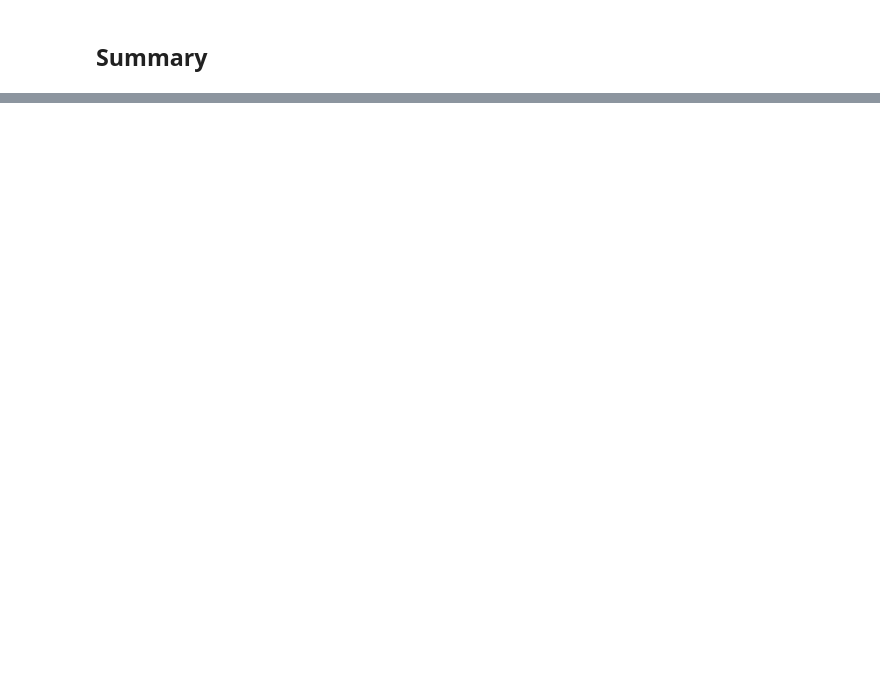
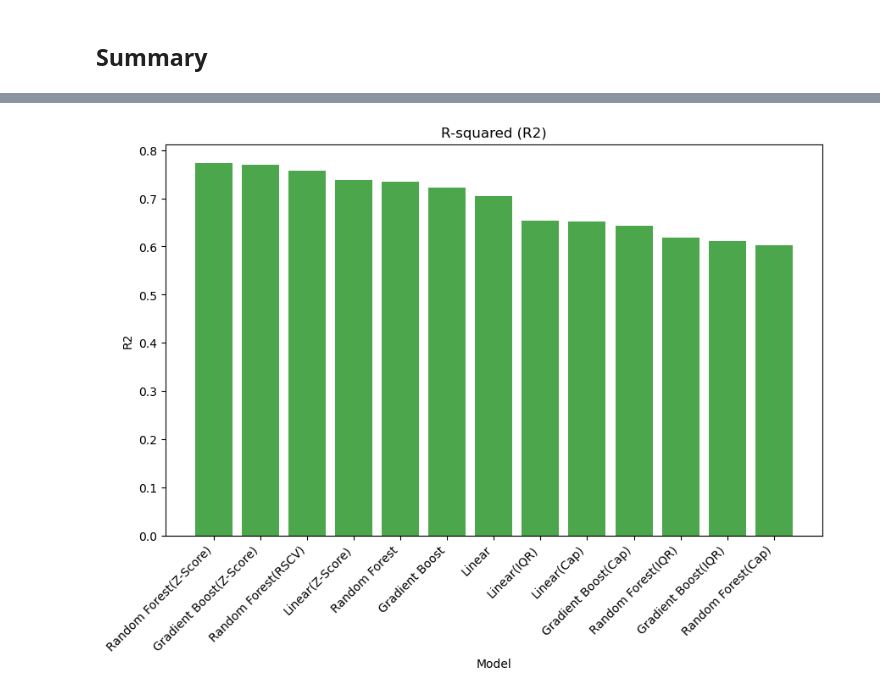
Before and after one commit to rpixpunk/IS_Project, a Jupyter notebook: Project/Boston/boston.ipynb, the cells around one changed output, grey strips where cells are left out. Saved outputs shown, nothing was run; the diff lists cells and outputs as text; code cells hidden in the pictures; blank space fills up the shorter version.

```diff
--- a/Project/Boston/boston.ipynb
+++ b/Project/Boston/boston.ipynb
@@ -598,0 +659,11 @@ print(model_metrics)
+# %%
+model_metrics_sorted = model_metrics.sort_values(by='R2', ascending=False)
+plt.figure(figsize=(10, 6))
+plt.bar(model_metrics_sorted['Model'], model_metrics_sorted['R2'], color='green', alpha=0.7)
+plt.xlabel('Model')
+plt.ylabel('R2')
+plt.title('R-squared (R2)')
+plt.xticks(rotation=45, ha='right')
+plt.show()
+# %% [output]
+[figure, added]
```
Also changed, not shown: parts of 33 cells of this notebook, 2 other files.
